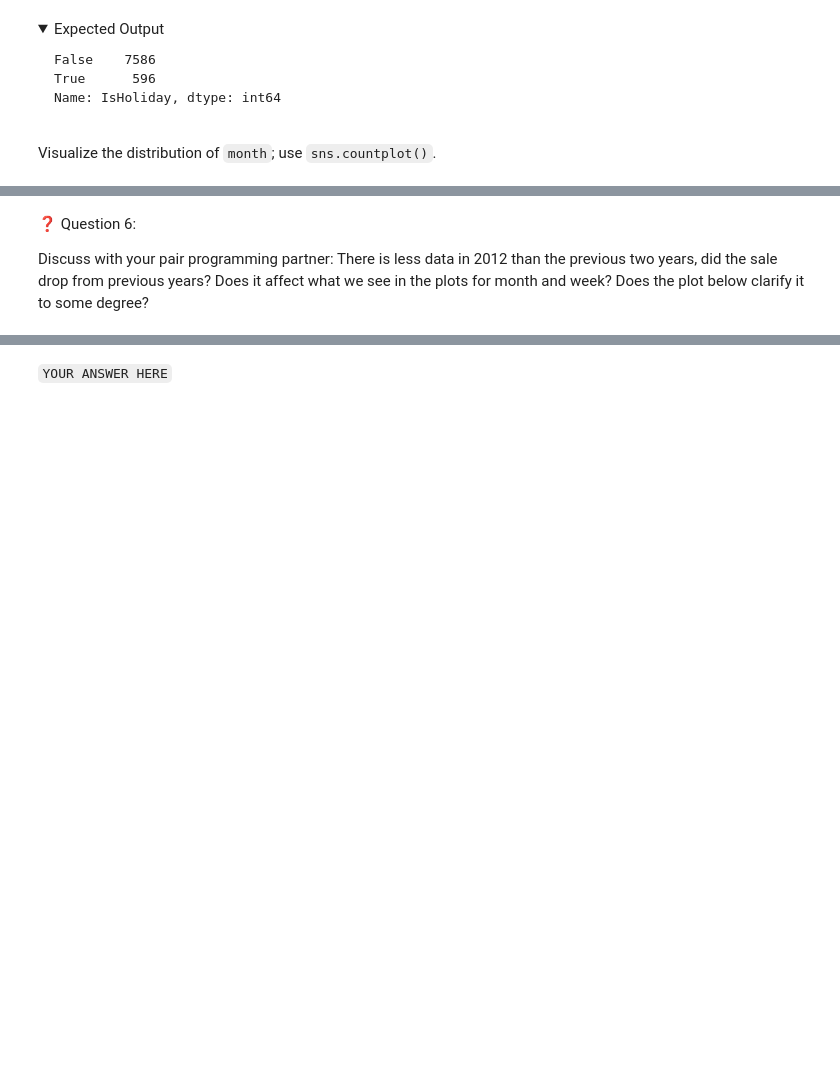
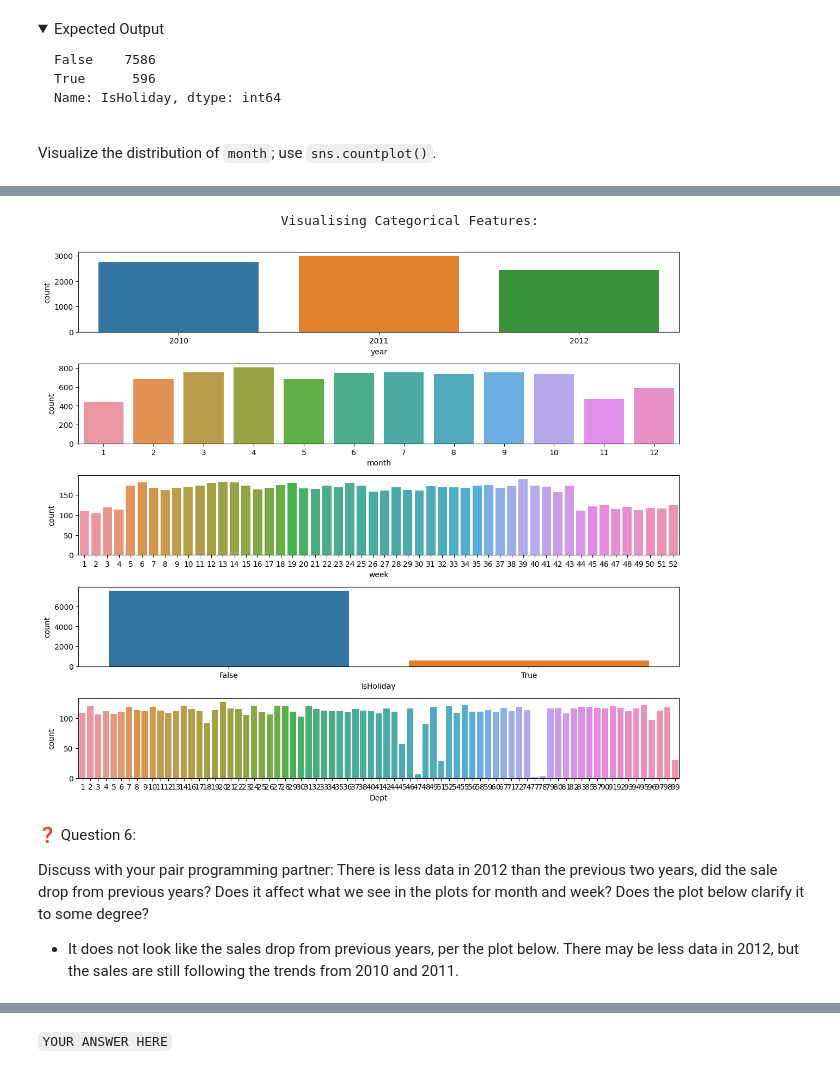
Before and after one commit to tthoraldson/FourthBrain, a Jupyter notebook: assignments/week-04-data-eng-airflow/nb/walmart-sales-data.ipynb, the cells around one changed output, grey strips where cells are left out. Drawn from its saved outputs; the diff is of its cells as text; code cells hidden in the pictures; folded sections open; blank space fills up the shorter version.

```diff
--- a/assignments/week-04-data-eng-airflow/nb/walmart-sales-data.ipynb
+++ b/assignments/week-04-data-eng-airflow/nb/walmart-sales-data.ipynb
@@ -498,19 +484,22 @@ sns.countplot(x='month', data=df_train);
 [figure]
 # %%
 #Visualising the categorical features
-
 print('\033[1mVisualising Categorical Features:'.center(100))
-
 plt.figure(figsize=(12,12))
 
 for i in range(len(categoricalFeatures)):
     plt.subplot(6,1,i+1)
-    sns.countplot(df_train[categoricalFeatures[i]])
+    sns.countplot(x=df_train[categoricalFeatures[i]])
 plt.tight_layout();
+# %% [output]
+                               Visualising Categorical Features:
+[figure, added]
 # %% [markdown]
 ❓ Question 6:
 
 Discuss with your pair programming partner: There is less data in 2012 than the previous two years, did the sale drop from previous years? Does it affect what we see in the plots for month and week? Does the plot below clarify it to some degree?
+
+- It does not look like the sales drop from previous years, per the plot below. There may be less data in 2012, but the sales are still following the trends from 2010 and 2011.
 # %%
 plt.figure(figsize=(12, 6))
 sns.lineplot(data=df_train, x="week", y="Weekly_Sales",  style='year');
```
Also changed, not shown: parts of 2 cells of this notebook.
